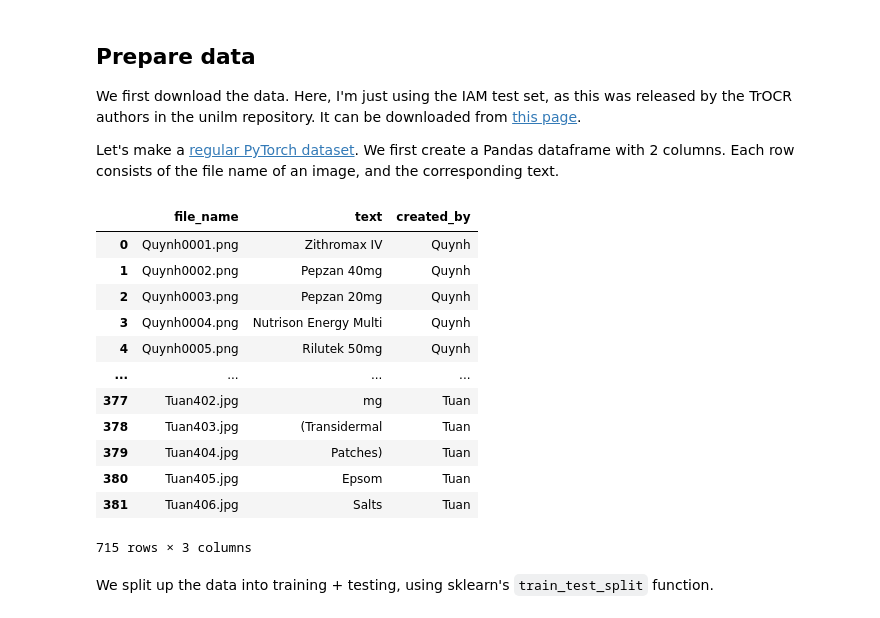
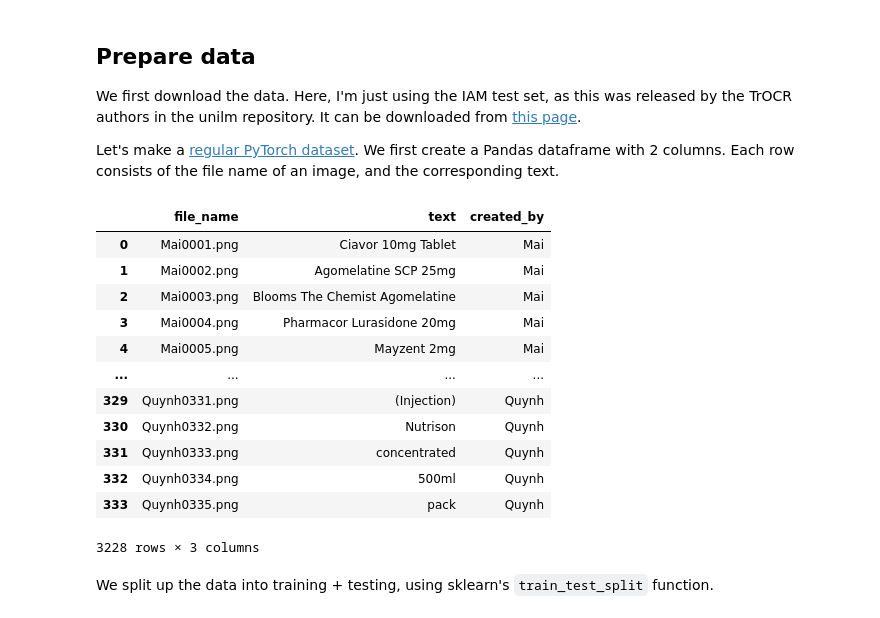
Before and after one commit to Poofy0103/TrOCR_Fine_tuned, a Jupyter notebook: Fine_tune_TrOCR_on_self_created_dataset.ipynb, the cells around one changed output. Saved outputs shown, nothing was run; the diff lists cells and outputs as text; code cells hidden in the pictures.

```diff
--- a/Fine_tune_TrOCR_on_self_created_dataset.ipynb
+++ b/Fine_tune_TrOCR_on_self_created_dataset.ipynb
@@ -88,29 +95,28 @@ We first download the data. Here, I'm just using the IAM test set, as this was r
 
 Let's make a [regular PyTorch dataset](https://pytorch.org/tutorials/beginner/basics/data_tutorial.html). We first create a Pandas dataframe with 2 columns. Each row consists of the file name of an image, and the corresponding text.
 # %%
-import glob, os
-os.chdir("/content")
+os.chdir("/content/labels_file")
 metadata = pd.DataFrame(columns=["file_name","text","created_by"])
 for file in glob.glob("*.xlsx"):
     df = pd.read_excel(file)
     df = df.astype({"file_name": str, "text": str})
     df["created_by"] = file.rstrip("_words.xlsx")
     metadata = pd.concat([metadata,df])
 metadata
 # %% [output]
 |  | file_name | text | created_by |
-| 0 | Quynh0001.png | Zithromax IV | Quynh |
-| 1 | Quynh0002.png | Pepzan 40mg | Quynh |
-| 2 | Quynh0003.png | Pepzan 20mg | Quynh |
-| 3 | Quynh0004.png | Nutrison Energy Multi | Quynh |
-| 4 | Quynh0005.png | Rilutek 50mg | Quynh |
+| 0 | Mai0001.png | Ciavor 10mg Tablet | Mai |
+| 1 | Mai0002.png | Agomelatine SCP 25mg | Mai |
+| 2 | Mai0003.png | Blooms The Chemist Agomelatine | Mai |
+| 3 | Mai0004.png | Pharmacor Lurasidone 20mg | Mai |
+| 4 | Mai0005.png | Mayzent 2mg | Mai |
 | ... | ... | ... | ... |
-| 377 | Tuan402.jpg | mg | Tuan |
-| 378 | Tuan403.jpg | (Transidermal | Tuan |
-| 379 | Tuan404.jpg | Patches) | Tuan |
-| 380 | Tuan405.jpg | Epsom | Tuan |
-| 381 | Tuan406.jpg | Salts | Tuan |
+| 329 | Quynh0331.png | (Injection) | Quynh |
+| 330 | Quynh0332.png | Nutrison | Quynh |
+| 331 | Quynh0333.png | concentrated | Quynh |
+| 332 | Quynh0334.png | 500ml | Quynh |
+| 333 | Quynh0335.png | pack | Quynh |
-715 rows × 3 columns
+3228 rows × 3 columns
 # %% [markdown]
 We split up the data into training + testing, using sklearn's `train_test_split` function.
 # %%
```
Also changed, not shown: parts of 23 cells of this notebook.
